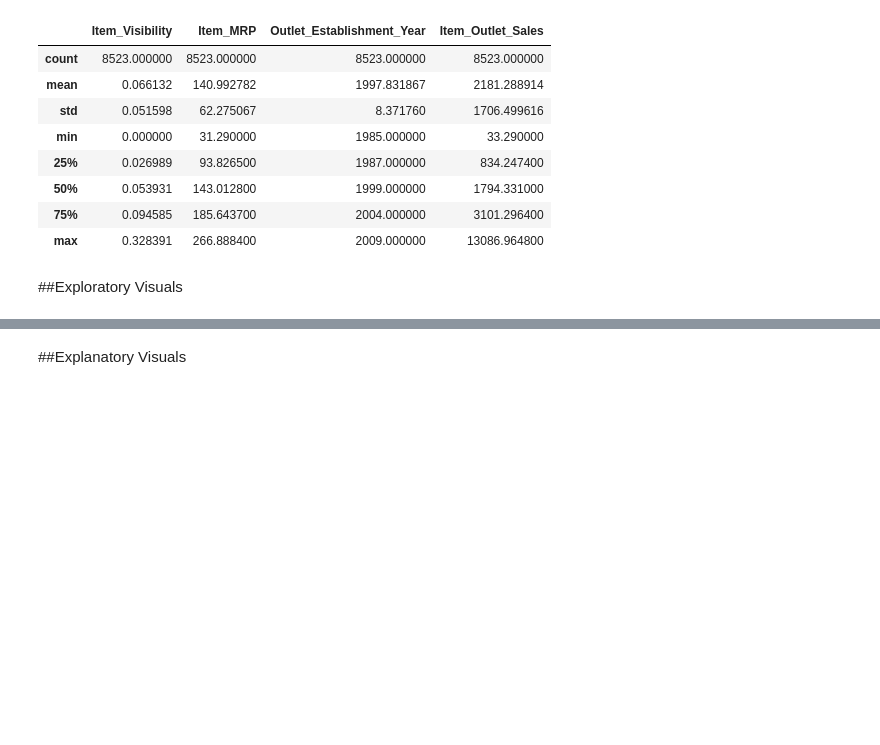
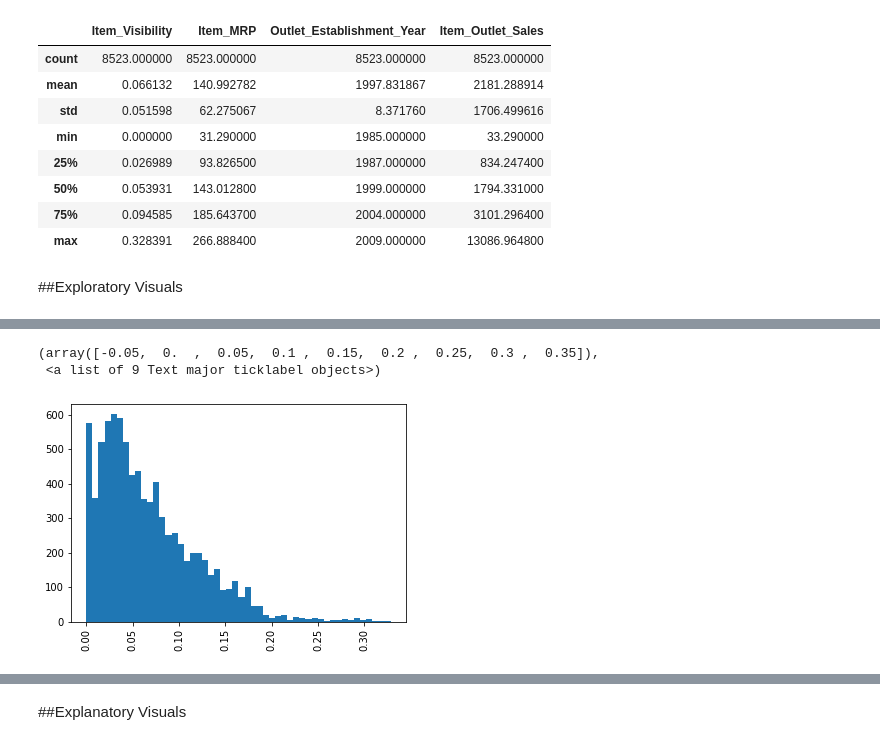
Before and after one commit to Josh-XS/Sales-predictions, a Jupyter notebook: sales_predictions.ipynb, the cells around one changed output, grey strips where cells are left out. Cells and saved outputs as stored; diff of their text form; code cells hidden in the pictures; blank space fills up the shorter version.

```diff
--- a/sales_predictions.ipynb
+++ b/sales_predictions.ipynb
@@ -334,0 +356,7 @@ df.describe()
+# %%
+plt.hist(data = df, x = "Item_Visibility", bins = 'auto')
+plt.xticks(rotation = 90)
+# %% [output]
+(array([-0.05,  0.  ,  0.05,  0.1 ,  0.15,  0.2 ,  0.25,  0.3 ,  0.35]),
+ <a list of 9 Text major ticklabel objects>)
+[figure, added]
```
Also changed, not shown: parts of 24 cells of this notebook.
